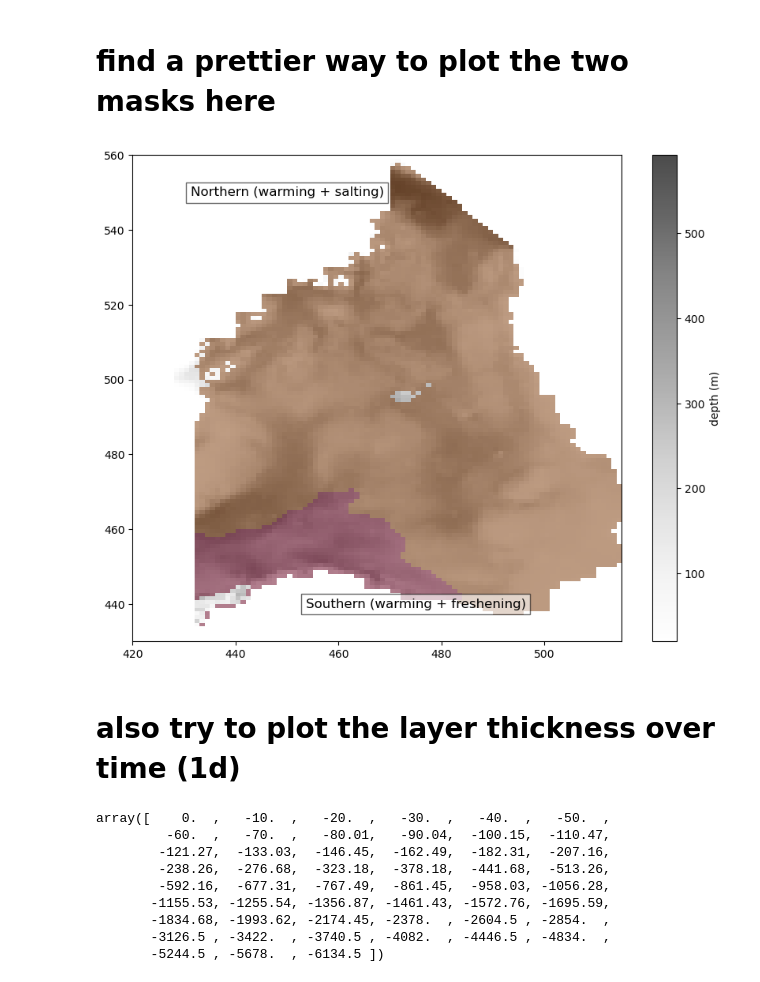
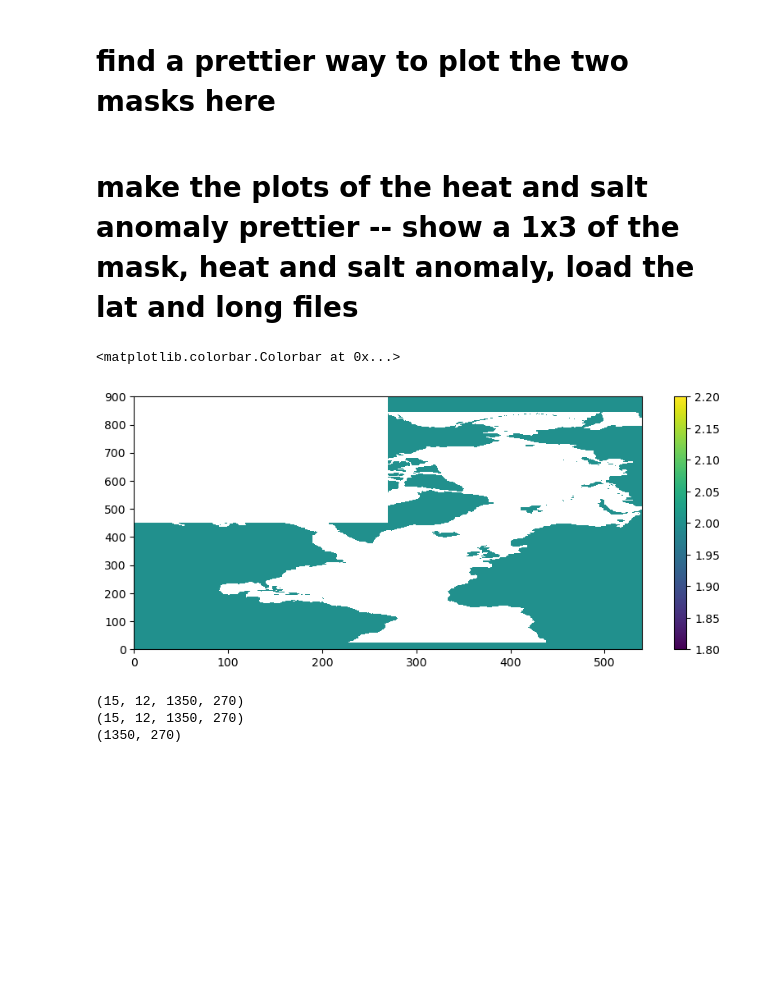
Before and after one commit to margaretmurakami/crios_backups, a Jupyter notebook: ASTE_270/BarentsS_paper/ID_anomalies_BarentsS.ipynb, the cells around one changed output. Saved outputs shown, nothing was run; the diff lists cells and outputs as text; code cells hidden in the pictures; blank space fills up the shorter version.

```diff
--- a/ASTE_270/BarentsS_paper/ID_anomalies_BarentsS.ipynb
+++ b/ASTE_270/BarentsS_paper/ID_anomalies_BarentsS.ipynb
@@ -849,51 +858,15 @@ plt.savefig(figpath + "profiles.png", dpi=300)
 # %% [markdown]
 # find a prettier way to plot the two masks here
-# %%
-fig = plt.figure(figsize=(10, 8))
-
-# Main plot with Depth data
-ax = plt.subplot(111)
-cb = ax.pcolormesh(get_aste_tracer(mygrid['Depth'] * mymsk, nfx, nfy)[0],
-                   alpha=0.7, cmap="Greys")
-plt.colorbar(cb,label="depth (m)")
-
-# Set axis limits
-ax.set_xlim(420, 515)
-ax.set_ylim(430, 560)
-
-# First colormap: Southern portion
-test1 = msk1.copy()
-test1[test1 == 0] = np.nan  # Replace 0 with NaN for transparency
-ax.pcolormesh(get_aste_tracer(test1, nfx, nfy)[0], alpha=0.5, cmap="RdBu")
-
-# Add label for the first colormap
-ax.text(450, 550, "Northern (warming + salting)", color='black', fontsize=12,
-        ha='center', va='center', bbox=dict(facecolor='white', alpha=0.6))
-
-# Second colormap: Northern portion
-test2 = msk2.copy()
-test2[test2 == 0] = np.nan  # Replace 0 with NaN for transparency
-ax.pcolormesh(get_aste_tracer(test2, nfx, nfy)[0], alpha=0.5, cmap="PuOr")
-
-# Add label for the second colormap
-ax.text(475, 440, "Southern (warming + freshening)", color='black', fontsize=12,
-        ha='center', va='center', bbox=dict(facecolor='white', alpha=0.6))
-
-# Show the plot
-plt.savefig(figpath + "masks.png", dpi=300)
-# %% [output]
-[figure, removed]
 # %% [markdown]
-# also try to plot the layer thickness over time (1d)
+# make the plots of the heat and salt anomaly prettier -- show a 1x3 of the mask, heat and salt anomaly, load the lat and long files
 # %%
-mygrid['RF']
+# load the landmask
+hfac = mygrid['hFacC']
+landmsk = hfac[0]
+landmsk[np.isnan(landmsk)] = 2
+landmsk[landmsk == 1] = np.nan
+plt.pcolormesh(get_aste_tracer(landmsk,nfx,nfy)[0])
+plt.colorbar()
 # %% [output]
-array([    0.  ,   -10.  ,   -20.  ,   -30.  ,   -40.  ,   -50.  ,
-         -60.  ,   -70.  ,   -80.01,   -90.04,  -100.15,  -110.47,
-        -121.27,  -133.03,  -146.45,  -162.49,  -182.31,  -207.16,
-        -238.26,  -276.68,  -323.18,  -378.18,  -441.68,  -513.26,
-        -592.16,  -677.31,  -767.49,  -861.45,  -958.03, -1056.28,
-       -1155.53, -1255.54, -1356.87, -1461.43, -1572.76, -1695.59,
-       -1834.68, -1993.62, -2174.45, -2378.  , -2604.5 , -2854.  ,
-       -3126.5 , -3422.  , -3740.5 , -4082.  , -4446.5 , -4834.  ,
-       -5244.5 , -5678.  , -6134.5 ])
+<matplotlib.colorbar.Colorbar at 0x...>
+[figure, added]
@@ -901,0 +896,9 @@ array([    0.  ,   -10.  ,   -20.  ,   -30.  ,   -40.  ,   -50.  ,
+# %%
+# list of values we want to use
+print(heat_content.shape)        # J  up to 254 m or z = dterm = 19
+print(fw_content.shape)          # m  up to 254 m or z = dterm = 19
+print(mygrid['Depth'].shape)     # m
+# %% [output]
+(15, 12, 1350, 270)
+(15, 12, 1350, 270)
+(1350, 270)
```
Also changed, not shown: parts of 23 cells of this notebook, 20 other files.
